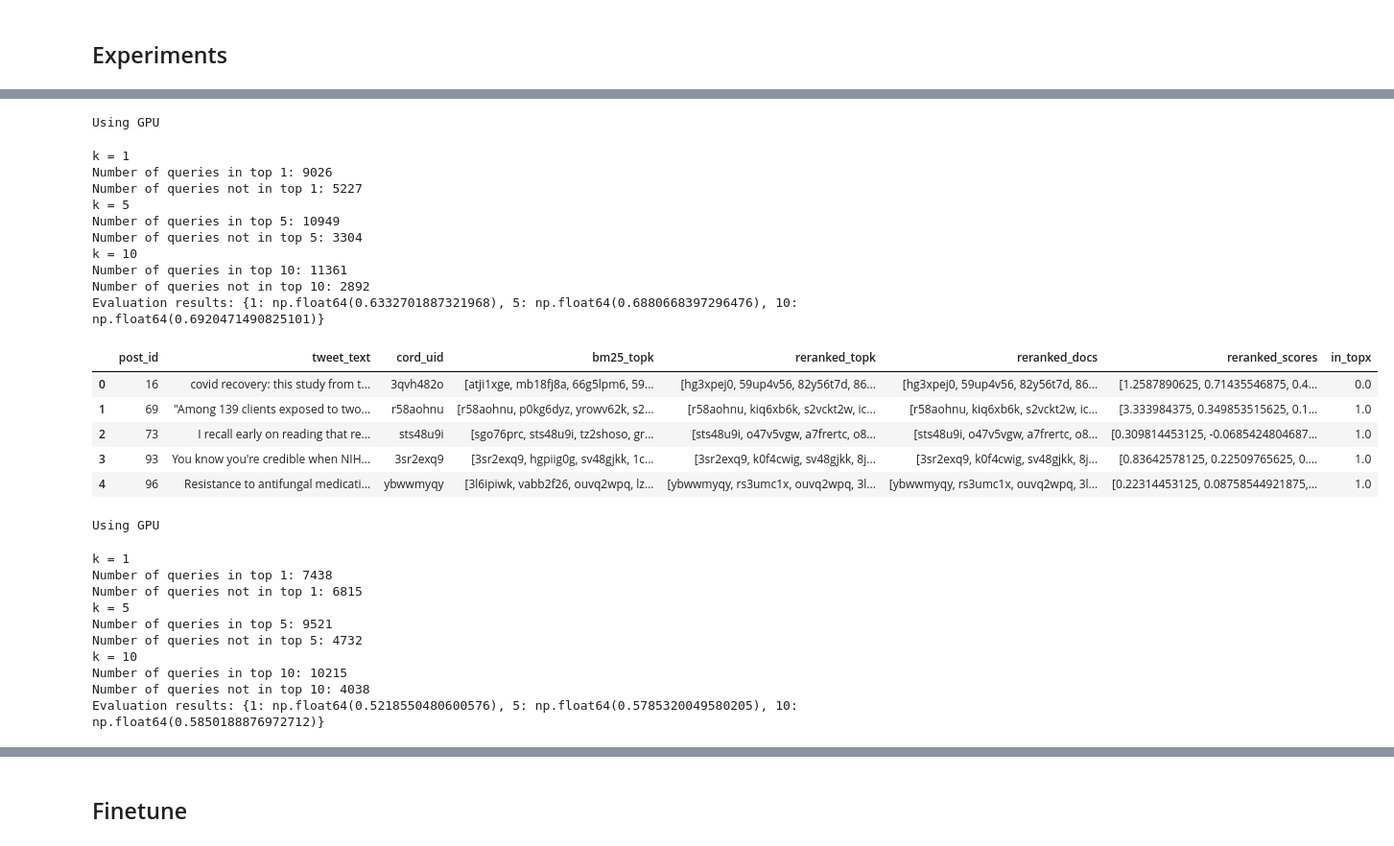
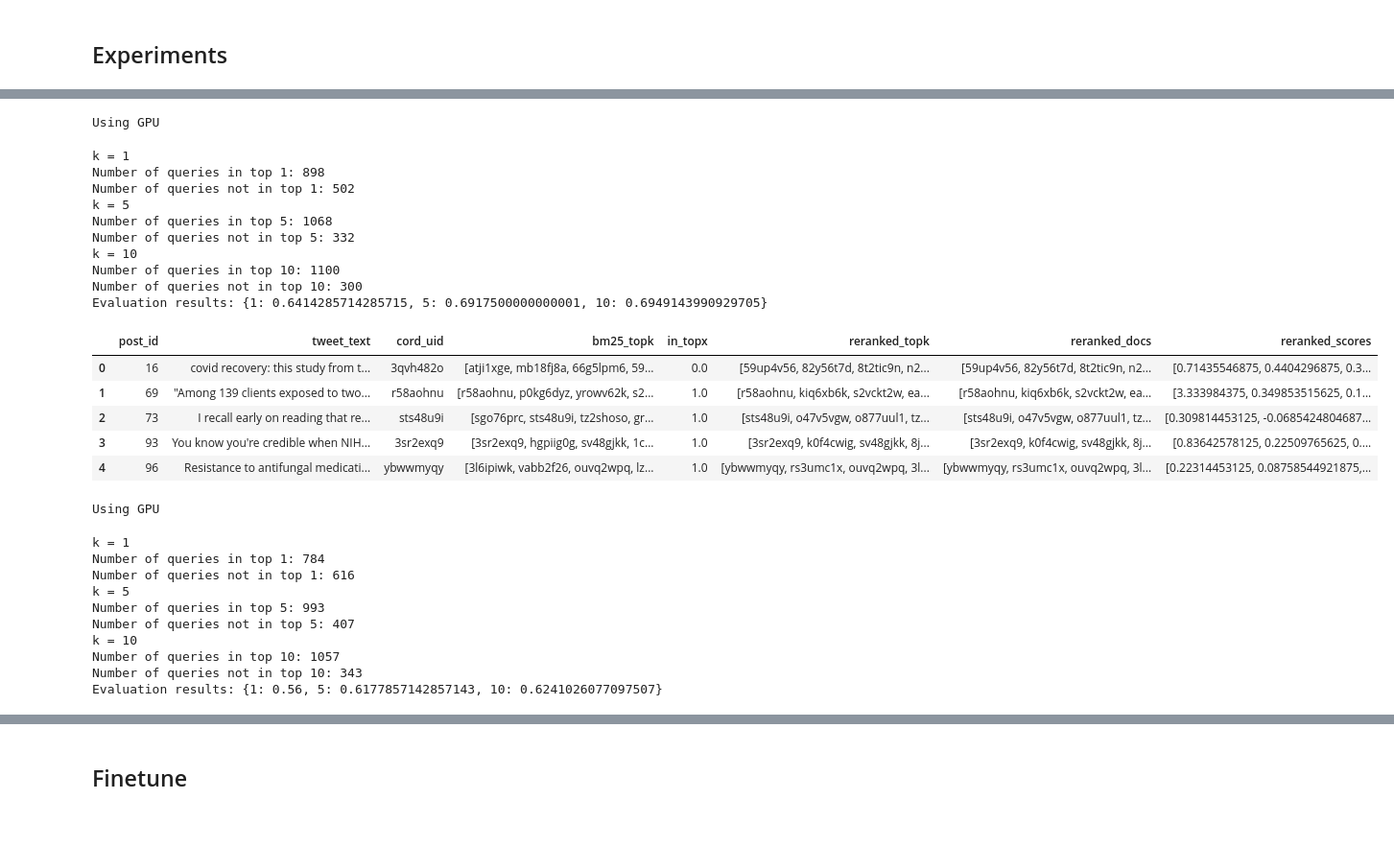
Before and after one commit to AIR25-CheckThat-Group1/CheckThat-ScientificClaimSourceRetrieval, a Jupyter notebook: reranking.ipynb, the cells around one changed output, grey strips where cells are left out. Shown at 96% size. Drawn from its saved outputs; the diff is of its cells as text; code cells hidden in the pictures.

Commit message:
add consistent baseline experiments

```diff
--- a/reranking.ipynb
+++ b/reranking.ipynb
@@ -269,5 +273,5 @@ Using GPU
 # %%
-df_query_dev_single = experiment_single_bm25(df_collection, df_query_combined, stemmer=stemmer, k=50)
+df_query_dev_single = experiment_single_bm25(df_collection, df_query_dev, stemmer=stemmer, k=30)
 model_name = "Alibaba-NLP/gte-multilingual-reranker-base"
 tokenizer, model = initialize_reranker(model_name)
 df_query = rerank_with_alibaba(df_query_dev_single, df_collection, tokenizer, model, k=10, batch_size=100)
@@ -277,40 +281,40 @@ print(f"Evaluation results: {results}")
 # %% [output]
 Using GPU
 k = 1
-Number of queries in top 1: 9026
-Number of queries not in top 1: 5227
+Number of queries in top 1: 898
+Number of queries not in top 1: 502
 k = 5
-Number of queries in top 5: 10949
-Number of queries not in top 5: 3304
+Number of queries in top 5: 1068
+Number of queries not in top 5: 332
 k = 10
-Number of queries in top 10: 11361
-Number of queries not in top 10: 2892
-Evaluation results: {1: np.float64(0.6332701887321968), 5: np.float64(0.6880668397296476), 10: np.float64(0.6920471490825101)}
+Number of queries in top 10: 1100
+Number of queries not in top 10: 300
+Evaluation results: {1: 0.6414285714285715, 5: 0.6917500000000001, 10: 0.6949143990929705}
 # %%
-df_query_dev_single = experiment_single_bm25(df_collection, df_query_combined, stemmer=stemmer, k=200)
+df_query_dev_single = experiment_single_bm25(df_collection, df_query_dev, stemmer=stemmer, k=30)
 display(df_query_dev_single.head(5))
 model_name = "cross-encoder/ms-marco-TinyBERT-L2-v2"
 tokenizer, model = initialize_reranker(model_name)
 df_query = rerank_with_alibaba(df_query_dev_single, df_collection, tokenizer, model, k=10, batch_size=100)
 df_query.to_parquet("data/reranked_results_tinyBERT.parquet")
 results = evaluate_reranked_results(df_query)
 print(f"Evaluation results: {results}")
 # %% [output]
-|  | post_id | tweet_text | cord_uid | bm25_topk | reranked_topk | reranked_docs | reranked_scores | in_topx |
-| 0 | 16 | covid recovery: this study from t... | 3qvh482o | [atji1xge, mb18fj8a, 66g5lpm6, 59... | [hg3xpej0, 59up4v56, 82y56t7d, 86... | [hg3xpej0, 59up4v56, 82y56t7d, 86... | [1.2587890625, 0.71435546875, 0.4... | 0.0 |
-| 1 | 69 | "Among 139 clients exposed to two... | r58aohnu | [r58aohnu, p0kg6dyz, yrowv62k, s2... | [r58aohnu, kiq6xb6k, s2vckt2w, ic... | [r58aohnu, kiq6xb6k, s2vckt2w, ic... | [3.333984375, 0.349853515625, 0.1... | 1.0 |
-| 2 | 73 | I recall early on reading that re... | sts48u9i | [sgo76prc, sts48u9i, tz2shoso, gr... | [sts48u9i, o47v5vgw, a7frertc, o8... | [sts48u9i, o47v5vgw, a7frertc, o8... | [0.309814453125, -0.0685424804687... | 1.0 |
-| 3 | 93 | You know you're credible when NIH... | 3sr2exq9 | [3sr2exq9, hgpiig0g, sv48gjkk, 1c... | [3sr2exq9, k0f4cwig, sv48gjkk, 8j... | [3sr2exq9, k0f4cwig, sv48gjkk, 8j... | [0.83642578125, 0.22509765625, 0.... | 1.0 |
-| 4 | 96 | Resistance to antifungal medicati... | ybwwmyqy | [3l6ipiwk, vabb2f26, ouvq2wpq, lz... | [ybwwmyqy, rs3umc1x, ouvq2wpq, 3l... | [ybwwmyqy, rs3umc1x, ouvq2wpq, 3l... | [0.22314453125, 0.08758544921875,... | 1.0 |
+|  | post_id | tweet_text | cord_uid | bm25_topk | in_topx | reranked_topk | reranked_docs | reranked_scores |
+| 0 | 16 | covid recovery: this study from t... | 3qvh482o | [atji1xge, mb18fj8a, 66g5lpm6, 59... | 0.0 | [59up4v56, 82y56t7d, 8t2tic9n, n2... | [59up4v56, 82y56t7d, 8t2tic9n, n2... | [0.71435546875, 0.4404296875, 0.3... |
+| 1 | 69 | "Among 139 clients exposed to two... | r58aohnu | [r58aohnu, p0kg6dyz, yrowv62k, s2... | 1.0 | [r58aohnu, kiq6xb6k, s2vckt2w, ea... | [r58aohnu, kiq6xb6k, s2vckt2w, ea... | [3.333984375, 0.349853515625, 0.1... |
+| 2 | 73 | I recall early on reading that re... | sts48u9i | [sgo76prc, sts48u9i, tz2shoso, gr... | 1.0 | [sts48u9i, o47v5vgw, o877uul1, tz... | [sts48u9i, o47v5vgw, o877uul1, tz... | [0.309814453125, -0.0685424804687... |
+| 3 | 93 | You know you're credible when NIH... | 3sr2exq9 | [3sr2exq9, hgpiig0g, sv48gjkk, 1c... | 1.0 | [3sr2exq9, k0f4cwig, sv48gjkk, 8j... | [3sr2exq9, k0f4cwig, sv48gjkk, 8j... | [0.83642578125, 0.22509765625, 0.... |
+| 4 | 96 | Resistance to antifungal medicati... | ybwwmyqy | [3l6ipiwk, vabb2f26, ouvq2wpq, lz... | 1.0 | [ybwwmyqy, rs3umc1x, ouvq2wpq, 3l... | [ybwwmyqy, rs3umc1x, ouvq2wpq, 3l... | [0.22314453125, 0.08758544921875,... |
 Using GPU
 k = 1
-Number of queries in top 1: 7438
-Number of queries not in top 1: 6815
+Number of queries in top 1: 784
+Number of queries not in top 1: 616
 k = 5
-Number of queries in top 5: 9521
-Number of queries not in top 5: 4732
+Number of queries in top 5: 993
+Number of queries not in top 5: 407
 k = 10
-Number of queries in top 10: 10215
-Number of queries not in top 10: 4038
-Evaluation results: {1: np.float64(0.5218550480600576), 5: np.float64(0.5785320049580205), 10: np.float64(0.5850188876972712)}
+Number of queries in top 10: 1057
+Number of queries not in top 10: 343
+Evaluation results: {1: 0.56, 5: 0.6177857142857143, 10: 0.6241026077097507}
 # %%
```
Also changed, not shown: parts of 7 cells of this notebook, 7 other files.
